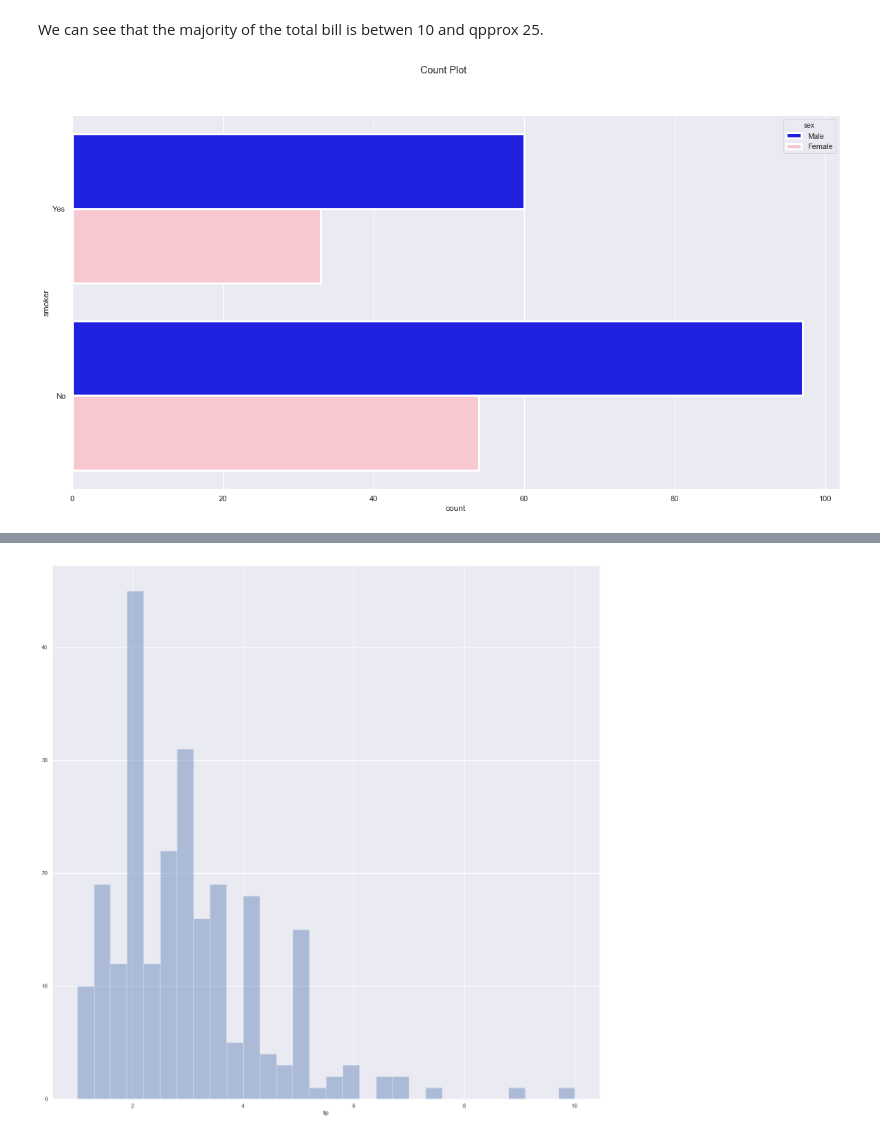
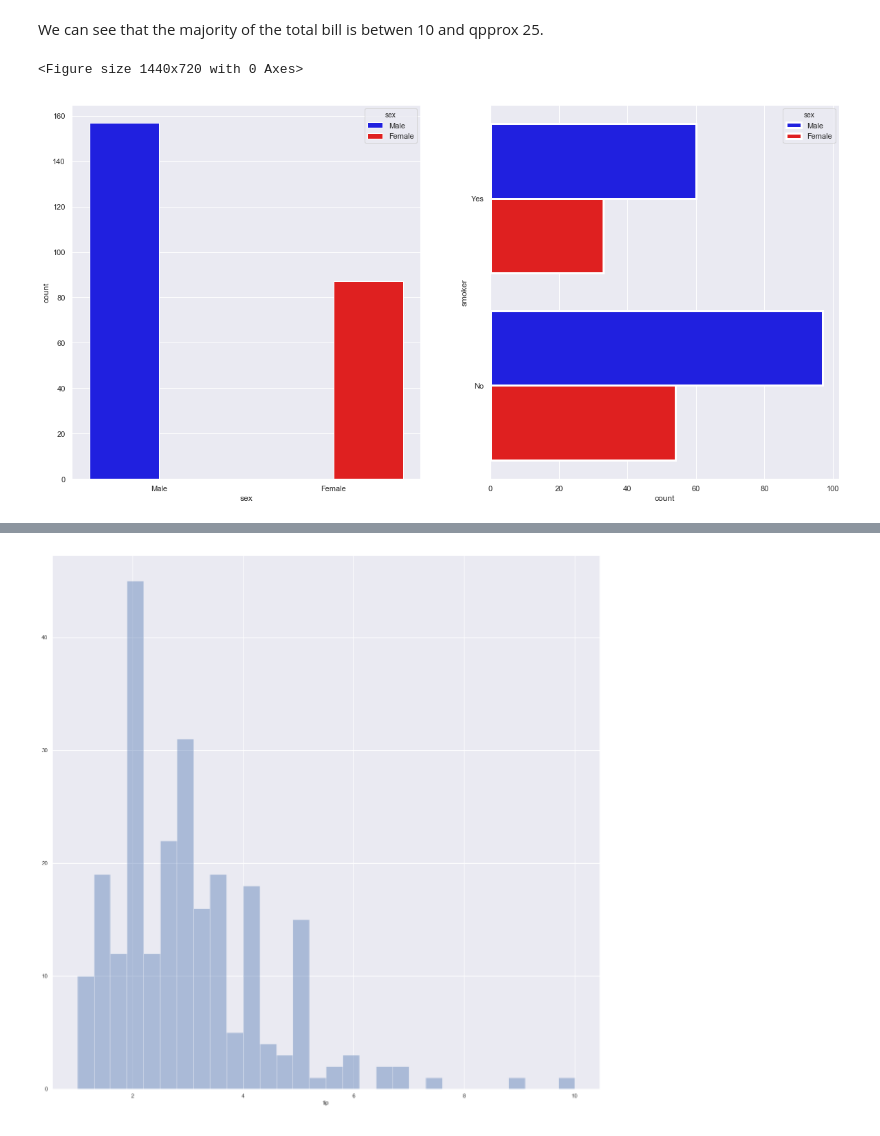
Before and after one commit to richardfeeney7/Fundamentals-Project, a Jupyter notebook: Fundamentals-Project 2019.ipynb, the cells around one changed output, grey strips where cells are left out. Saved outputs shown, nothing was run; the diff lists cells and outputs as text; code cells hidden in the pictures.

```diff
--- a/Fundamentals-Project 2019.ipynb
+++ b/Fundamentals-Project 2019.ipynb
@@ -71,10 +121,17 @@ We can see that the majority of the total bill is betwen 10 and qpprox 25.
 # %%
 # CountPlot (https://seaborn.pydata.org/generated/seaborn.countplot.html)
 
-colours = ["blue", "pink"]
-suptitle("Count Plot")
-with axes_style({'grid.color': "red"}):
-    sns.set(rc={'figure.figsize':(20,10)})
-    sns.countplot(y="smoker", linewidth=3, data=tips, hue="sex", palette=colours)
+colours = ["blue", "red"] # Define Colours
+hue_order = ["Male", "Female"]
+suptitle("Count Plot - Smokers", fontsize=40) # Define title and size
+
+f, axes = plt.subplots(1, 2)
+sns.countplot(x='sex', hue=hue, data=tips, palette=colours,  ax=axes[0])
+sns.countplot(y="smoker", linewidth=3, data=tips, hue="sex", palette=colours ,ax=axes[1])
+
+
+sns.set()
+sns.set(rc={'figure.figsize':(20,10)})
 # %% [output]
+<Figure size 1440x720 with 0 Axes>
-[figure, old version]
+[figure, new version]
```
Also changed, not shown: parts of 22 cells of this notebook, 1 other file.
